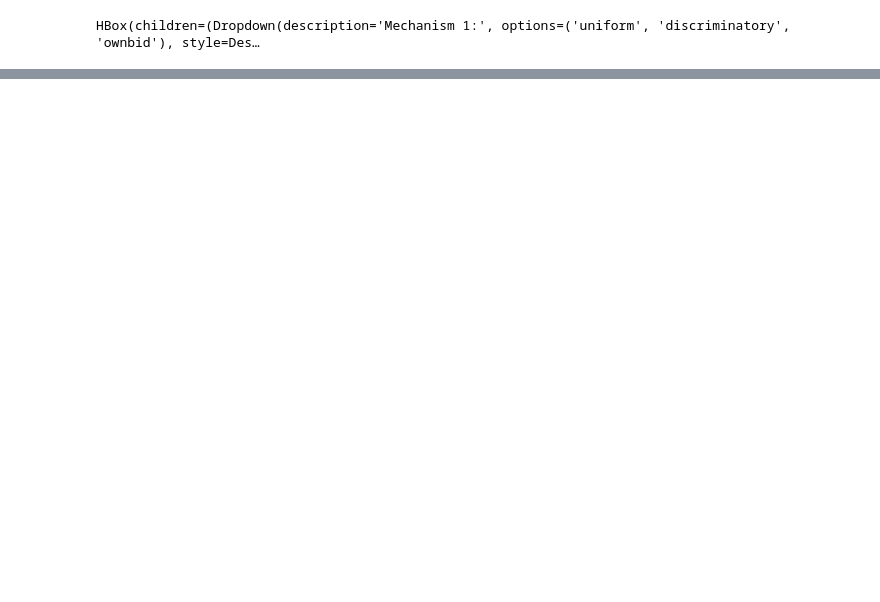
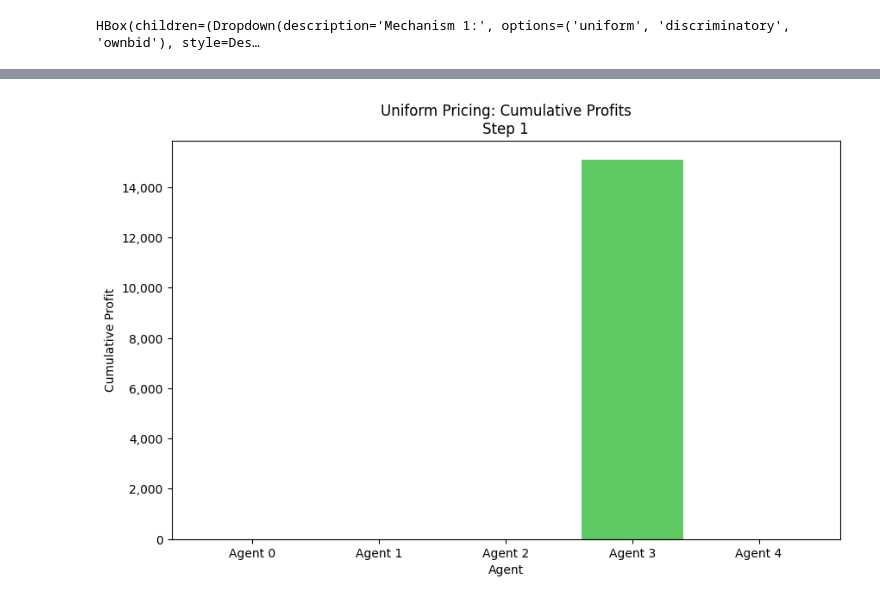
Before and after one commit to peterdresslar/electric-mesa, a Jupyter notebook: notebooks/experiment.ipynb, the cells around one changed output, grey strips where cells are left out. Drawn from its saved outputs; the diff is of its cells as text; code cells hidden in the pictures; blank space fills up the shorter version.

Commit message:
animation

```diff
--- a/notebooks/experiment.ipynb
+++ b/notebooks/experiment.ipynb
@@ -165,8 +166,10 @@ So, we need only run the model, although we will wrap it in a loop so that we ca
 #     'RTO_costs': Array of RTO costs for each step
 #     'GenCo_profits': 2D array of profits for each GenCo at each step
 #     'mechanism': Mechanism used for this run
+#     'agent_outcomes': List of outcomes for each agent, including step, revenue, profit, and whether they won the auction
 # }
 
+outcomes_by_mechanism = {}
 
 for mechanism in mechanisms:
     model.mechanism = mechanism
@@ -182,6 +185,9 @@ for mechanism in mechanisms:
     print(f"Mean RTO cost: {round(np.mean(RTO_costs_by_mechanism[mechanism]), 2)}")
     print(f"Mean GenCo profit: {round(np.mean(np.sum(GenCo_profits_by_mechanism[mechanism], axis=1)), 2)}")
 
+    # let's also save the agent outcomes for each mechanism
+    outcomes_by_mechanism[mechanism] = results['agent_outcomes']
+
     # create a fresh model instance for the next mechanism
     model = ElectricityMarket(**params)
 # %% [output]
@@ -290,0 +307,77 @@ HBox(children=(Dropdown(description='Mechanism 1:', options=('uniform', 'discrim
+# %%
+
+agent_history_output = widgets.Output()
+history_mechanism_dropdown_selected = 'uniform'
+
+def plot_agent_history(mechanism):
+    """Create an animated vertical bar chart of agent profits"""
+    with agent_history_output:
+        clear_output(wait=True)
+
+        # Create figure for animation
+        fig, ax = plt.subplots(figsize=(10, 6))
+
+        def update(frame):
+            ax.clear()
+            # For each agent, compute cumulative profit up to frame
+            profits = []
+            for agent_outcome in outcomes_by_mechanism[mechanism]:
+                # Convert np.float64 to regular float
+                cumulative_profit = float(sum(float(outcome['profit'])
+                                    for outcome in agent_outcome[:frame]))
+                profits.append(cumulative_profit)
+
+            # Create vertical bar chart
+            colors = plt.cm.viridis(np.linspace(0, 1, len(profits)))
+            ax.bar(range(len(profits)), profits, color=colors)
+
+            # Customize appearance
+            ax.set_xticks(range(len(profits)))
+            ax.set_xticklabels([f'Agent {i}' for i in range(len(profits))])
+            ax.set_xlabel('Agent')
+            ax.set_ylabel('Cumulative Profit')
+            ax.set_title(f'{mechanism.capitalize()} Pricing: Cumulative Profits\nStep {frame}')
+
+            # Format y-axis with comma separator for thousands
+            ax.yaxis.set_major_formatter(plt.FuncFormatter(lambda x, p: format(int(x), ',')))
+
+            # Rotate labels for better readability if needed
+            plt.xticks(rotation=0)
+
+        # Ensure animation object remains in scope
+        global agent_history_anim
+        agent_history_anim = animation.FuncAnimation(
+            fig,
+            update,
+            frames=range(1, steps, 10),  # update every 10 steps
+            interval=100,
+            repeat=False
+        )
+
+        # Display animation as HTML
+        display(HTML(agent_history_anim.to_jshtml()))
+
+# Create controls
+history_mechanism_dropdown = widgets.Dropdown(
+    options=mechanisms,
+    value=history_mechanism_dropdown_selected,
+    description='Mechanism:',
+    style={'description_width': 'initial'}
+)
+
+history_button = widgets.Button(
+    description='Show Agent History',
+    button_style='info'
+)
+
+def on_history_button_click(b):
+    plot_agent_history(history_mechanism_dropdown.value)
+
+history_button.on_click(on_history_button_click)
+
+#Auto-run with default mechanism
+plot_agent_history(history_mechanism_dropdown.value)
+
+# Display output and controls
+display(agent_history_output, widgets.HBox([history_mechanism_dropdown, history_button]))
+# %% [output]
@@ -290,0 +386 @@ HBox(children=(Dropdown(description='Mechanism 1:', options=('uniform', 'discrim
+[figure, added]
```
Also changed, not shown: parts of 5 cells of this notebook.
